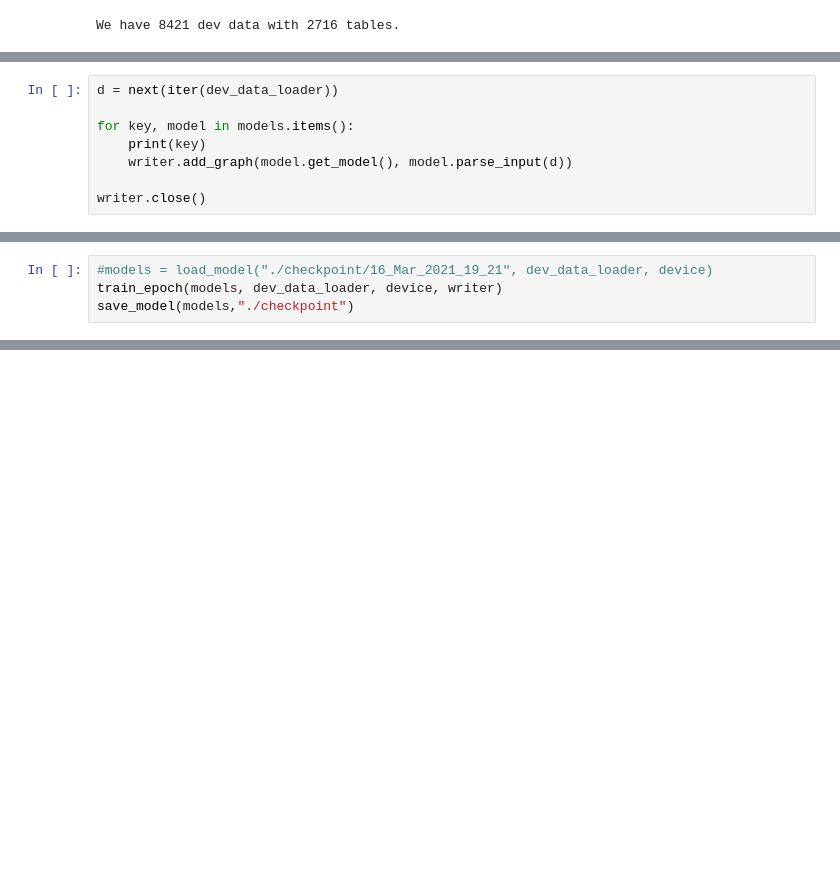
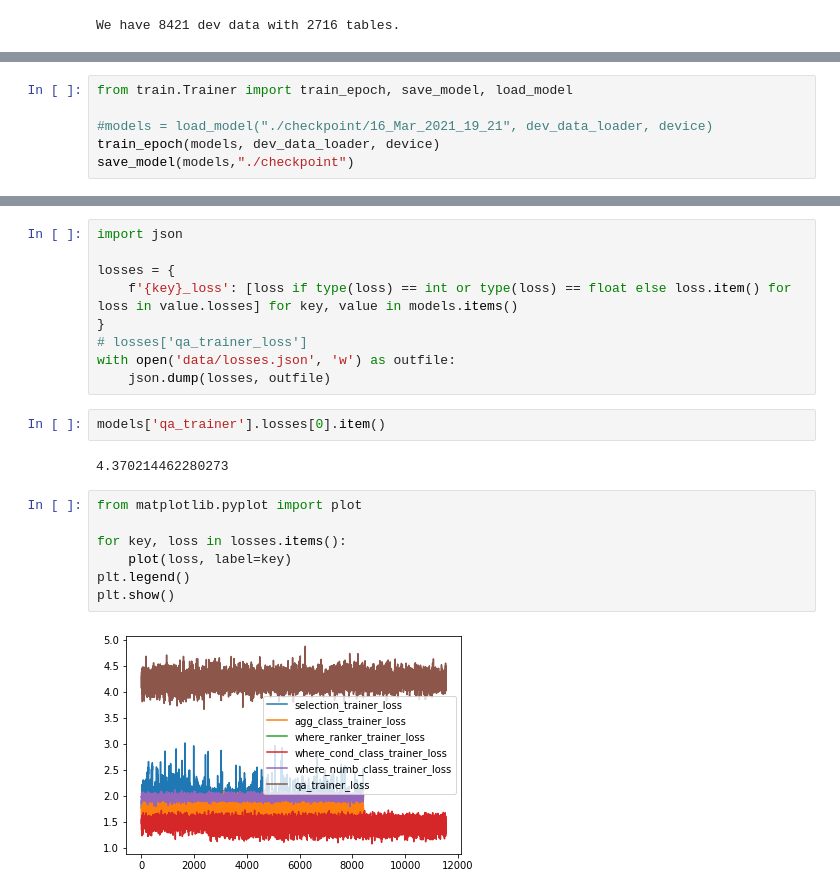
Before and after one commit to Blaxzter/UM_ANLP_Project-Text_to_SQL, a Jupyter notebook: SeqToSQL/src/Train.ipynb, the cells around one changed output, grey strips where cells are left out. Cells and saved outputs as stored; diff of their text form; blank space fills up the shorter version.

Commit message:
trained once and added plot

```diff
--- a/SeqToSQL/src/Train.ipynb
+++ b/SeqToSQL/src/Train.ipynb
@@ -70,8 +48,0 @@ You should probably TRAIN this model on a down-stream task to be able to use it
-# %%
-d = next(iter(dev_data_loader))
-
-for key, model in models.items():
-    print(key)
-    writer.add_graph(model.get_model(), model.parse_input(d))
-
-writer.close()
@@ -81,4 +49,6 @@ TypeError: forward() missing 2 required positional arguments: 'attention_mask' a
 # %%
+from train.Trainer import train_epoch, save_model, load_model
+
 #models = load_model("./checkpoint/16_Mar_2021_19_21", dev_data_loader, device)
-train_epoch(models, dev_data_loader, device, writer)
+train_epoch(models, dev_data_loader, device)
 save_model(models,"./checkpoint")
@@ -84,0 +63,22 @@ save_model(models,"./checkpoint")
+# %%
+import json
+
+losses = {
+    f'{key}_loss': [loss if type(loss) == int or type(loss) == float else loss.item() for loss in value.losses] for key, value in models.items()
+}
+# losses['qa_trainer_loss']
+with open('data/losses.json', 'w') as outfile:
+    json.dump(losses, outfile)
+# %%
+models['qa_trainer'].losses[0].item()
+# %% [output]
+4.370214462280273
+# %%
+from matplotlib.pyplot import plot
+
+for key, loss in losses.items():
+    plot(loss, label=key)
+plt.legend()
+plt.show()
+# %% [output]
+[figure, added]
```
Also changed, not shown: parts of 5 cells of this notebook, 2 other files.
